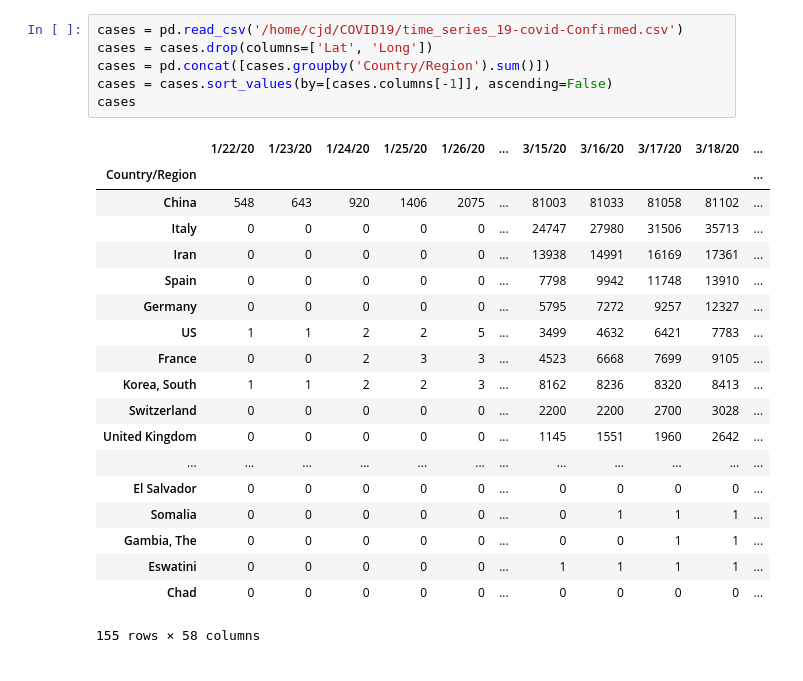
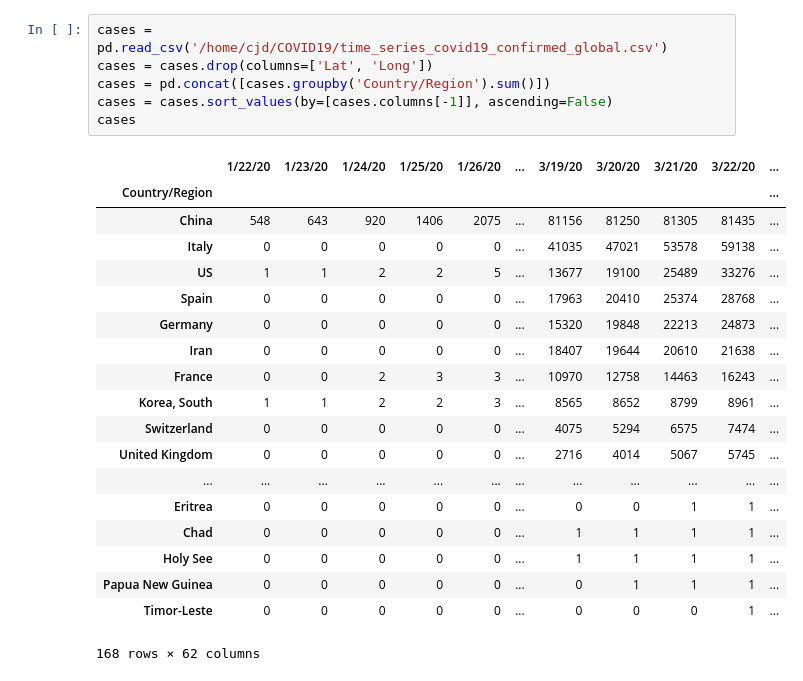
Before and after one commit to caseyjamesdavis/covid19-numbers, a Jupyter notebook: covid 19 numbers.ipynb, the cells around one changed output. Saved outputs shown, nothing was run; the diff lists cells and outputs as text.

```diff
--- a/covid 19 numbers.ipynb
+++ b/covid 19 numbers.ipynb
@@ -13,27 +33,27 @@ from numpy import log as ln
 # %%
-cases = pd.read_csv('/home/cjd/COVID19/time_series_19-covid-Confirmed.csv')
+cases = pd.read_csv('/home/cjd/COVID19/time_series_covid19_confirmed_global.csv')
 cases = cases.drop(columns=['Lat', 'Long'])
 cases = pd.concat([cases.groupby('Country/Region').sum()])
 cases = cases.sort_values(by=[cases.columns[-1]], ascending=False)
 cases
 # %% [output]
-|  | 1/22/20 | 1/23/20 | 1/24/20 | 1/25/20 | 1/26/20 | ... | 3/15/20 | 3/16/20 | 3/17/20 | 3/18/20 | ... |
+|  | 1/22/20 | 1/23/20 | 1/24/20 | 1/25/20 | 1/26/20 | ... | 3/19/20 | 3/20/20 | 3/21/20 | 3/22/20 | ... |
 | Country/Region |  |  |  |  |  |  |  |  |  |  | ... |
-| China | 548 | 643 | 920 | 1406 | 2075 | ... | 81003 | 81033 | 81058 | 81102 | ... |
-| Italy | 0 | 0 | 0 | 0 | 0 | ... | 24747 | 27980 | 31506 | 35713 | ... |
-| Iran | 0 | 0 | 0 | 0 | 0 | ... | 13938 | 14991 | 16169 | 17361 | ... |
-| Spain | 0 | 0 | 0 | 0 | 0 | ... | 7798 | 9942 | 11748 | 13910 | ... |
-| Germany | 0 | 0 | 0 | 0 | 0 | ... | 5795 | 7272 | 9257 | 12327 | ... |
-| US | 1 | 1 | 2 | 2 | 5 | ... | 3499 | 4632 | 6421 | 7783 | ... |
-| France | 0 | 0 | 2 | 3 | 3 | ... | 4523 | 6668 | 7699 | 9105 | ... |
-| Korea, South | 1 | 1 | 2 | 2 | 3 | ... | 8162 | 8236 | 8320 | 8413 | ... |
-| Switzerland | 0 | 0 | 0 | 0 | 0 | ... | 2200 | 2200 | 2700 | 3028 | ... |
-| United Kingdom | 0 | 0 | 0 | 0 | 0 | ... | 1145 | 1551 | 1960 | 2642 | ... |
+| China | 548 | 643 | 920 | 1406 | 2075 | ... | 81156 | 81250 | 81305 | 81435 | ... |
+| Italy | 0 | 0 | 0 | 0 | 0 | ... | 41035 | 47021 | 53578 | 59138 | ... |
+| US | 1 | 1 | 2 | 2 | 5 | ... | 13677 | 19100 | 25489 | 33276 | ... |
+| Spain | 0 | 0 | 0 | 0 | 0 | ... | 17963 | 20410 | 25374 | 28768 | ... |
+| Germany | 0 | 0 | 0 | 0 | 0 | ... | 15320 | 19848 | 22213 | 24873 | ... |
+| Iran | 0 | 0 | 0 | 0 | 0 | ... | 18407 | 19644 | 20610 | 21638 | ... |
+| France | 0 | 0 | 2 | 3 | 3 | ... | 10970 | 12758 | 14463 | 16243 | ... |
+| Korea, South | 1 | 1 | 2 | 2 | 3 | ... | 8565 | 8652 | 8799 | 8961 | ... |
+| Switzerland | 0 | 0 | 0 | 0 | 0 | ... | 4075 | 5294 | 6575 | 7474 | ... |
+| United Kingdom | 0 | 0 | 0 | 0 | 0 | ... | 2716 | 4014 | 5067 | 5745 | ... |
 | ... | ... | ... | ... | ... | ... | ... | ... | ... | ... | ... | ... |
-| El Salvador | 0 | 0 | 0 | 0 | 0 | ... | 0 | 0 | 0 | 0 | ... |
-| Somalia | 0 | 0 | 0 | 0 | 0 | ... | 0 | 1 | 1 | 1 | ... |
-| Gambia, The | 0 | 0 | 0 | 0 | 0 | ... | 0 | 0 | 1 | 1 | ... |
-| Eswatini | 0 | 0 | 0 | 0 | 0 | ... | 1 | 1 | 1 | 1 | ... |
-| Chad | 0 | 0 | 0 | 0 | 0 | ... | 0 | 0 | 0 | 0 | ... |
+| Eritrea | 0 | 0 | 0 | 0 | 0 | ... | 0 | 0 | 1 | 1 | ... |
+| Chad | 0 | 0 | 0 | 0 | 0 | ... | 1 | 1 | 1 | 1 | ... |
+| Holy See | 0 | 0 | 0 | 0 | 0 | ... | 1 | 1 | 1 | 1 | ... |
+| Papua New Guinea | 0 | 0 | 0 | 0 | 0 | ... | 0 | 1 | 1 | 1 | ... |
+| Timor-Leste | 0 | 0 | 0 | 0 | 0 | ... | 0 | 0 | 0 | 1 | ... |
-155 rows × 58 columns
+168 rows × 62 columns
 # %%
```
Also changed, not shown: parts of 10 cells of this notebook.
